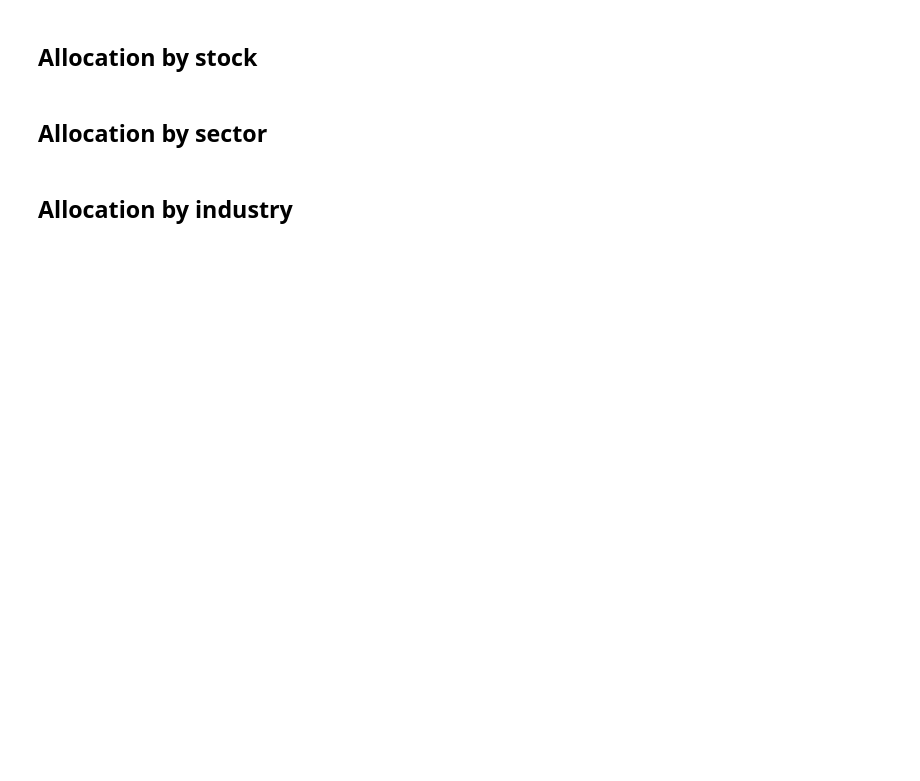
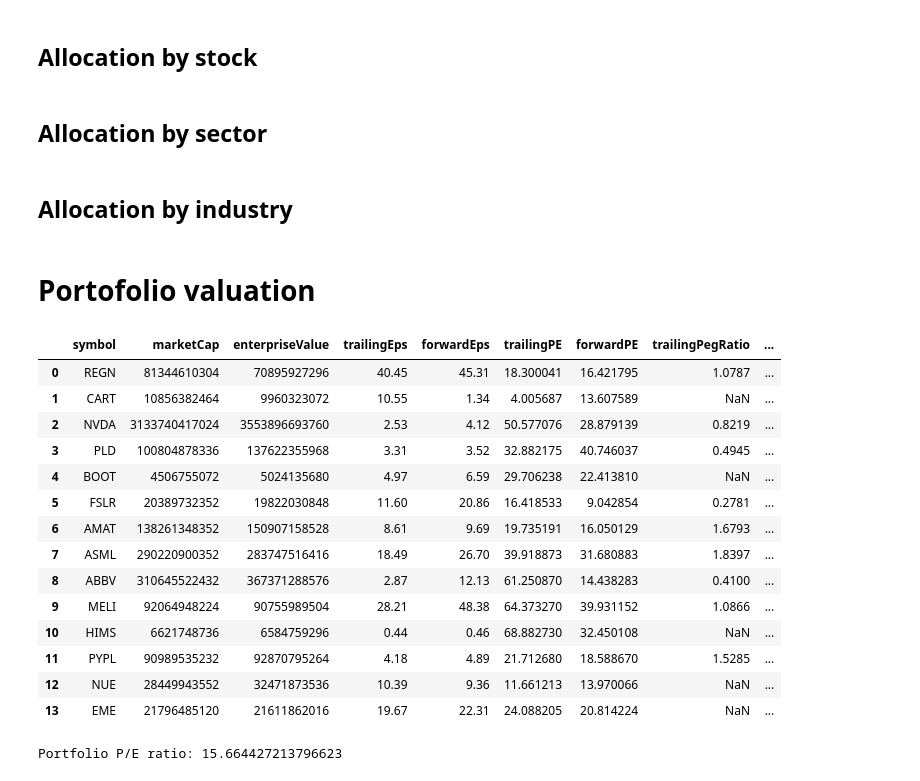
Before and after one commit to fadlalla0/MyInvesment, a Jupyter notebook: portfolio_analysis.ipynb, the cells around one changed output. Cells and saved outputs as stored; diff of their text form; code cells hidden in the pictures; blank space fills up the shorter version.

```diff
--- a/portfolio_analysis.ipynb
+++ b/portfolio_analysis.ipynb
@@ -35,3 +61,34 @@ pieChart.show()
 # %%
 pieChart = px.pie(data[['industry', 'investment_value']], values='investment_value', names='industry', title='Allocation by industry')
 pieChart.show()
+# %% [markdown]
+# Portofolio valuation
+# %%
+valuation_metrics = ['marketCap', 'enterpriseValue', 'trailingEps', 'forwardEps', 'trailingPE',
+                     'forwardPE', 'trailingPegRatio', 'priceToSalesTrailing12Months',
+                     'priceToBook', 'enterpriseToRevenue', 'enterpriseToEbitda']
+valuation_data = get_metrics(tickers, valuation_metrics)
+valuation_data = valuation_data.merge(data[['symbol', 'current', 'shares']], on='symbol')
+valuation_data
+# %% [output]
+|  | symbol | marketCap | enterpriseValue | trailingEps | forwardEps | trailingPE | forwardPE | trailingPegRatio | ... |
+| 0 | REGN | 81344610304 | 70895927296 | 40.45 | 45.31 | 18.300041 | 16.421795 | 1.0787 | ... |
+| 1 | CART | 10856382464 | 9960323072 | 10.55 | 1.34 | 4.005687 | 13.607589 | NaN | ... |
+| 2 | NVDA | 3133740417024 | 3553896693760 | 2.53 | 4.12 | 50.577076 | 28.879139 | 0.8219 | ... |
+| 3 | PLD | 100804878336 | 137622355968 | 3.31 | 3.52 | 32.882175 | 40.746037 | 0.4945 | ... |
+| 4 | BOOT | 4506755072 | 5024135680 | 4.97 | 6.59 | 29.706238 | 22.413810 | NaN | ... |
+| 5 | FSLR | 20389732352 | 19822030848 | 11.60 | 20.86 | 16.418533 | 9.042854 | 0.2781 | ... |
+| 6 | AMAT | 138261348352 | 150907158528 | 8.61 | 9.69 | 19.735191 | 16.050129 | 1.6793 | ... |
+| 7 | ASML | 290220900352 | 283747516416 | 18.49 | 26.70 | 39.918873 | 31.680883 | 1.8397 | ... |
+| 8 | ABBV | 310645522432 | 367371288576 | 2.87 | 12.13 | 61.250870 | 14.438283 | 0.4100 | ... |
+| 9 | MELI | 92064948224 | 90755989504 | 28.21 | 48.38 | 64.373270 | 39.931152 | 1.0866 | ... |
+| 10 | HIMS | 6621748736 | 6584759296 | 0.44 | 0.46 | 68.882730 | 32.450108 | NaN | ... |
+| 11 | PYPL | 90989535232 | 92870795264 | 4.18 | 4.89 | 21.712680 | 18.588670 | 1.5285 | ... |
+| 12 | NUE | 28449943552 | 32471873536 | 10.39 | 9.36 | 11.661213 | 13.970066 | NaN | ... |
+| 13 | EME | 21796485120 | 21611862016 | 19.67 | 22.31 | 24.088205 | 20.814224 | NaN | ... |
+# %%
+portfolio_pe = (valuation_data['current'] * valuation_data['shares']).sum() / (valuation_data['trailingEps'] * valuation_data['shares']).sum()
+
+print("Portfolio P/E ratio:", portfolio_pe)
+# %% [output]
+Portfolio P/E ratio: 15.664427213796623
```
Also changed, not shown: parts of 8 cells of this notebook, 3 other files.
